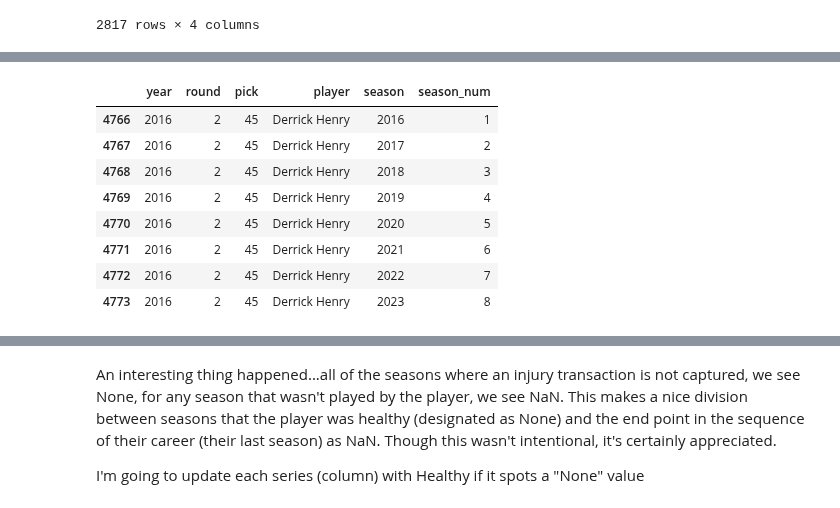
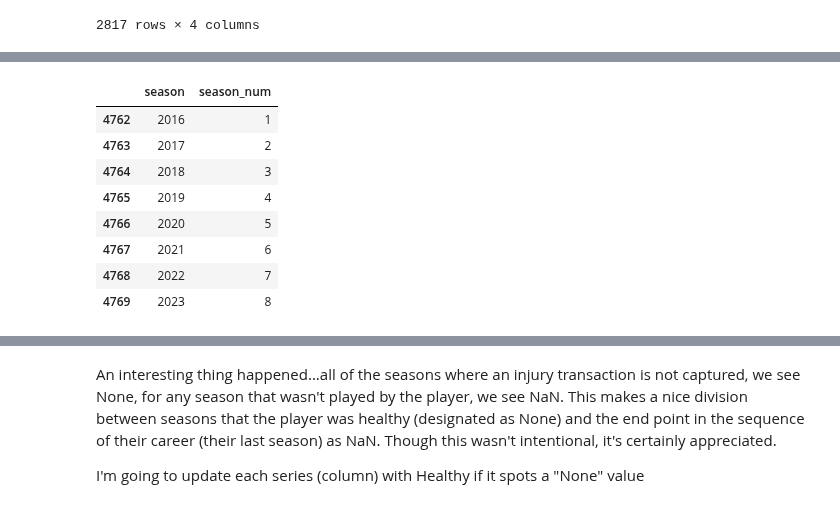
Before and after one commit to djboudia/Gridiron-Gurneys, a Jupyter notebook: 01_Problem_Formulation_Extraction.ipynb, the cells around one changed output, grey strips where cells are left out. Cells and saved outputs as stored; diff of their text form; code cells hidden in the pictures.

```diff
--- a/01_Problem_Formulation_Extraction.ipynb
+++ b/01_Problem_Formulation_Extraction.ipynb
@@ -288,3 +298,7 @@ Perfect!  looks like we've captured all of the transactions when compared to his
 trans['transdate'] = pd.to_datetime(trans['transdate'])
 trans['trans_year'] = trans['transdate'].dt.year
 trans['trans_month'] = trans['transdate'].dt.month
+trans['season'] = trans.apply(lambda x: x['trans_year'] - 1 \
+                                if x['trans_month'] <=2 \
+                                else x['trans_year'],
+                                axis=1)
@@ -339,15 +355,22 @@ last
 # %%
 # Check if we have any players with no seasons. In these cases, the player never got play time for
 # a variety of reasons. We'll fill the season in with the same year as the draft so that things go smoothly
-df['season'] = df.apply(lambda x: x['year'] if pd.isnull(x['season']) == True else x['season'],axis =1)
+
+df['season'] = df.apply(lambda x: x['year'] if math.isnan(x['season']) else x['season'],axis =1)
 # %%
+# Get only the transactions we care about
 ir = trans[(trans['transaction'].str.contains('Placed on Injured Reserve.*')==True)|
            (trans['transaction'].str.contains('Placed on the Physically Unable to Perform List.*')==True) ]
+
+
+# Make sure we only pull transactions that occurred during the player's NFL Career
+ir = ir[ir['team'].str.contains('NFL')==True]
+
+
 p_ir = df.merge(ir, how='left',
                 left_on=['page','season'],
-               right_on=['page','trans_year'])
+               right_on=['page','season'])
 
 p_ir.rename({'index':'player_id'},axis=1,inplace=True)
-
 print(len(p_ir))
 # %% [output]
@@ -363,26 +396,22 @@ To make things a bit easier, even though we have several rows (player seasons) w
 # %%
 # Let's obtain the season number for the player - to make this easy I'm breaking out pieces of the transaction date into separate columns
 # I'll assume that the NFL Season ends in February, and thus will attribute transactions that happen in Jan/Feb to the prior year (hence the -1)
 
-p_ir['tran_month'] = p_ir['trans_month'].fillna(9)
-p_ir
 
-p_ir['season_num'] = p_ir.apply(lambda x: x['season'] - x['year'] \
-                                if x['trans_month'] <=2 \
-                                else x['season'] - x['year'] + 1,
+p_ir['season_num'] = p_ir.apply(lambda x: x['season'] - x['year'] + 1,
                                 axis=1)
 
-p_ir[p_ir['player']=='Derrick Henry'][['year', 'round','pick','player','season','season_num']]
+p_ir[p_ir['player']=='Derrick Henry'][['season','season_num']]
 # %% [output]
-|  | year | round | pick | player | season | season_num |
-| 4766 | 2016 | 2 | 45 | Derrick Henry | 2016 | 1 |
-| 4767 | 2016 | 2 | 45 | Derrick Henry | 2017 | 2 |
-| 4768 | 2016 | 2 | 45 | Derrick Henry | 2018 | 3 |
-| 4769 | 2016 | 2 | 45 | Derrick Henry | 2019 | 4 |
-| 4770 | 2016 | 2 | 45 | Derrick Henry | 2020 | 5 |
-| 4771 | 2016 | 2 | 45 | Derrick Henry | 2021 | 6 |
-| 4772 | 2016 | 2 | 45 | Derrick Henry | 2022 | 7 |
-| 4773 | 2016 | 2 | 45 | Derrick Henry | 2023 | 8 |
+|  | season | season_num |
+| 4762 | 2016 | 1 |
+| 4763 | 2017 | 2 |
+| 4764 | 2018 | 3 |
+| 4765 | 2019 | 4 |
+| 4766 | 2020 | 5 |
+| 4767 | 2021 | 6 |
+| 4768 | 2022 | 7 |
+| 4769 | 2023 | 8 |
 # %%
 # Let's check on Zack Moss (who was placed on IR in January of '21) and verify whether the season attribution logic worked
 p_ir[p_ir['player']=='Zack Moss']
```
Also changed, not shown: parts of 50 cells of this notebook, 3 other files.
